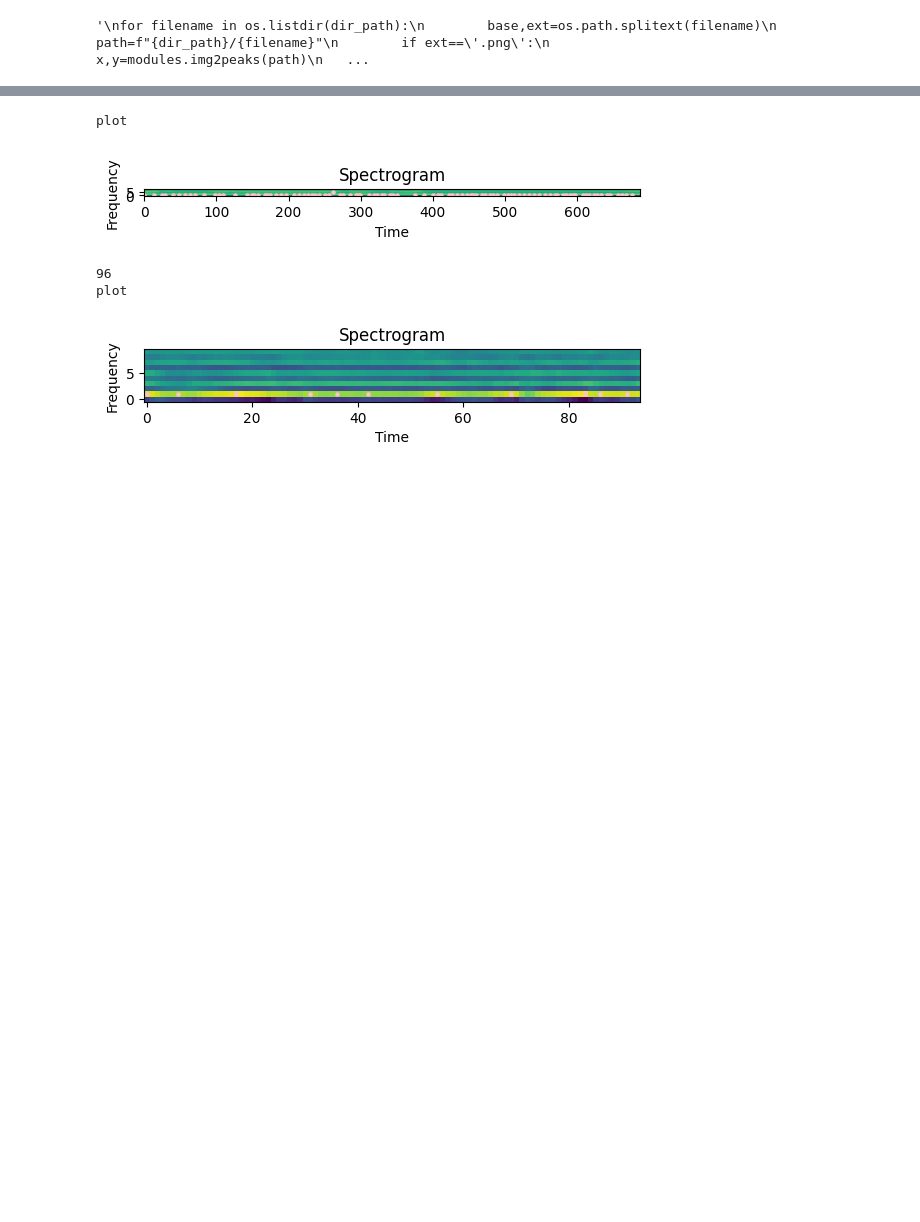
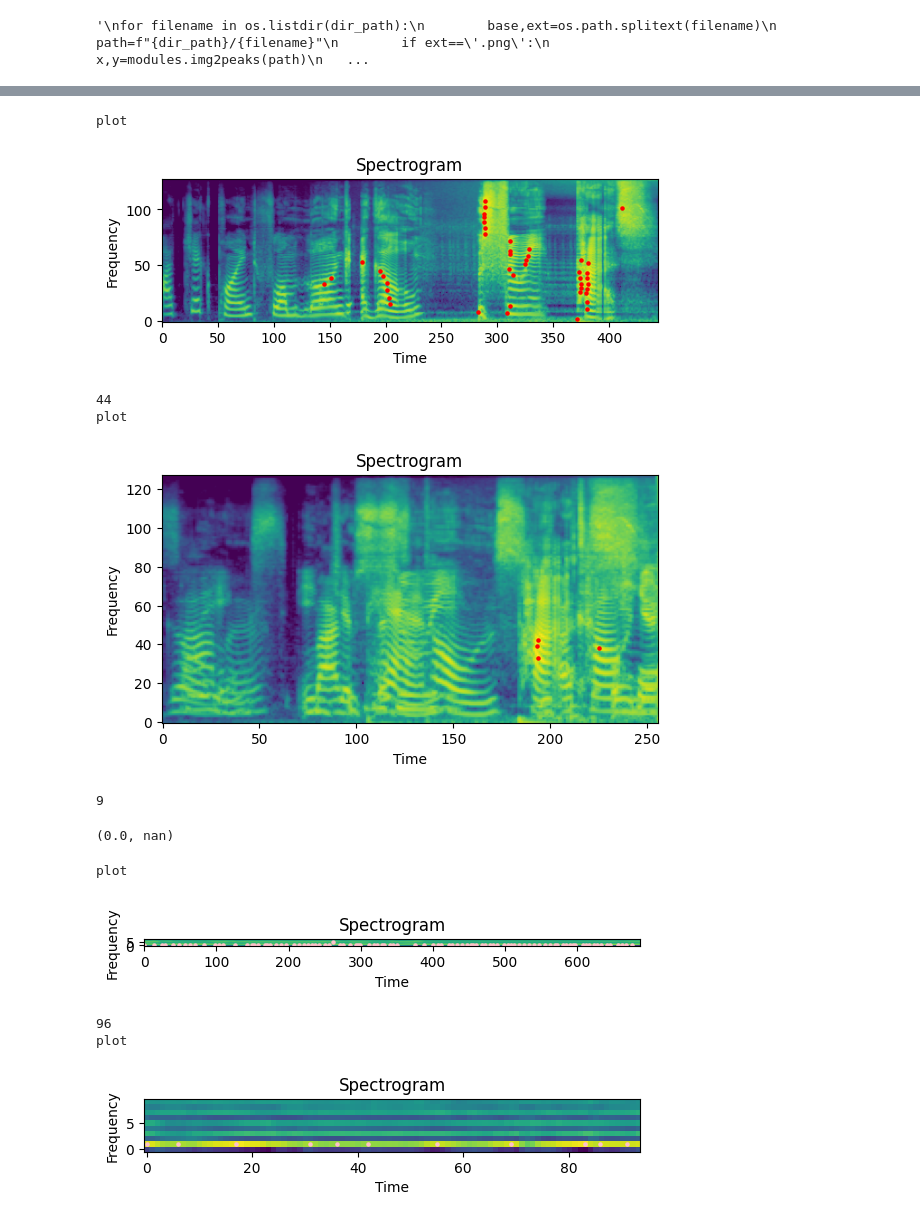
Before and after one commit to procon33-Competition/match, a Jupyter notebook: test.ipynb, the cells around one changed output, grey strips where cells are left out. Saved outputs shown, nothing was run; the diff lists cells and outputs as text; code cells hidden in the pictures; blank space fills up the shorter version.

```diff
--- a/test.ipynb
+++ b/test.ipynb
@@ -103,3 +99,25 @@ hogeghoegh
+# %%
+import modules
+
+spec,fs=modules.path2pcen("./data/JKspeech-v_1_0/JKspeech/E03.wav")
+# spec=modules.path2cqt2sgram("./data/JKspeech-v_1_0/JKspeech/E01.wav")
+x,y=modules.sgram2peaks(spec,amp_min=105,plot=True,PEAK_NEIGHBORHOOD_SIZE=2,CONNECTIVITY_MASK=10)
+# print(x,y)
+hashpeaks,pairs=modules.peaks2hash(x,y)
+print(len(x))
+spec,fs=modules.path2pcen("data/sample_Q_202205/sample_Q_202205/sample_Q_E01/problem2.wav")
+x_,y_=modules.sgram2peaks(spec,amp_min=105,plot=True,PEAK_NEIGHBORHOOD_SIZE=2,CONNECTIVITY_MASK=10)
+hashpeaks_,pairs_=modules.peaks2hash(x_,y_)
+print(len(hashpeaks_))
+modules.hashmatching(hashpeaks,hashpeaks_,graph=True)
+# %% [output]
+plot
+[figure, added]
+44
+plot
+[figure, added]
+9
+(0.0, nan)
 # %%
 import modules
 
```
Also changed, not shown: parts of 2 cells of this notebook, 4 other files.
